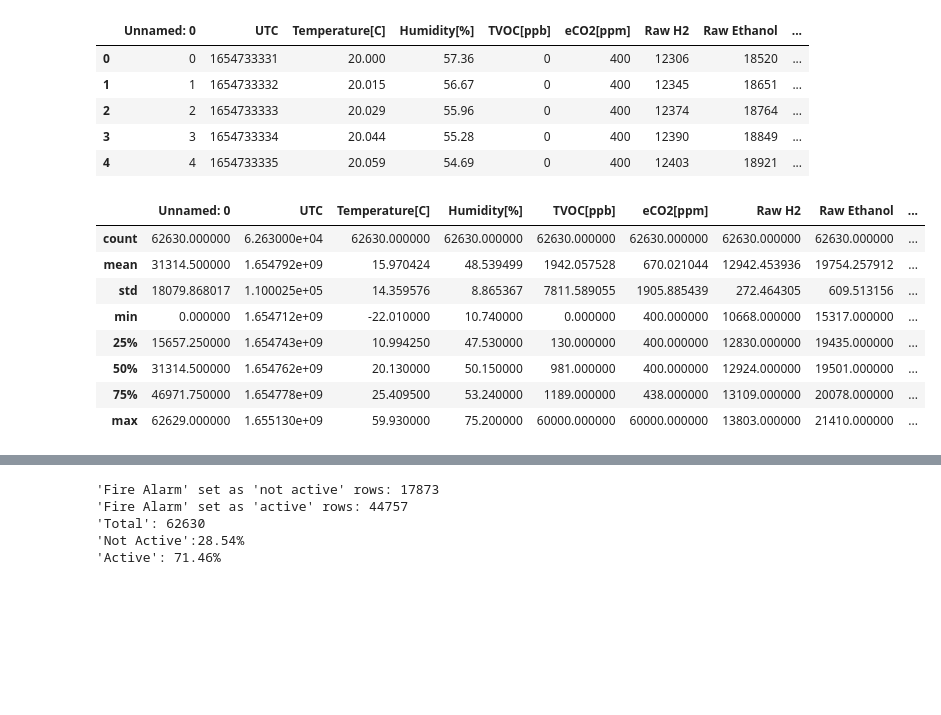
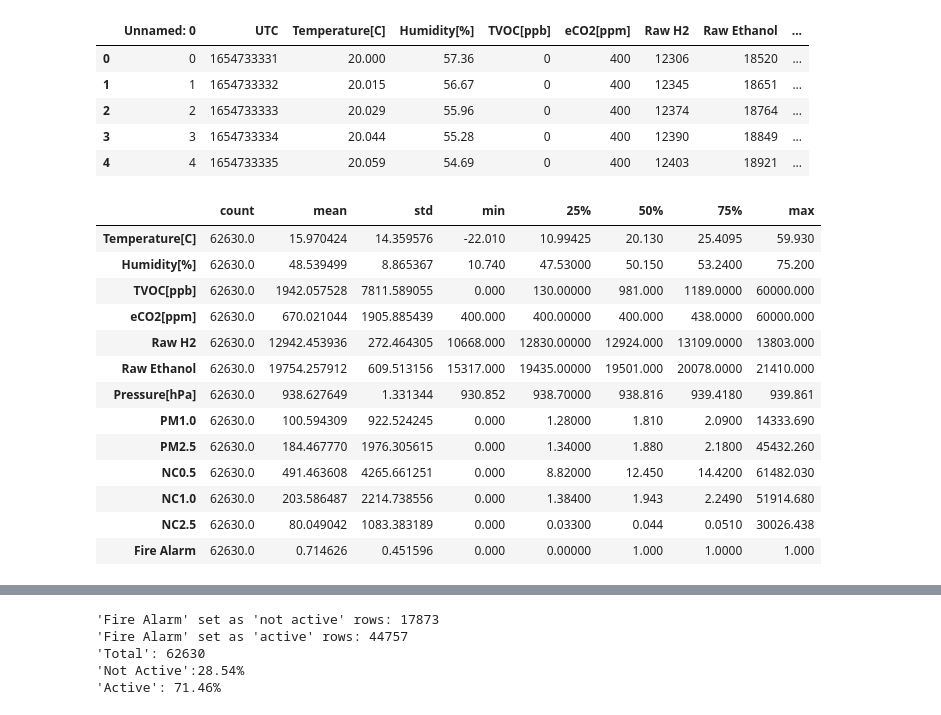
Before and after one commit to bernagit/machine_learning, a Jupyter notebook: main.ipynb, the cells around one changed output, grey strips where cells are left out. Cells and saved outputs as stored; diff of their text form; code cells hidden in the pictures; blank space fills up the shorter version.

```diff
--- a/main.ipynb
+++ b/main.ipynb
@@ -22,17 +31,22 @@ dataset.head()
 | 3 | 3 | 1654733334 | 20.044 | 55.28 | 0 | 400 | 12390 | 18849 | ... |
 | 4 | 4 | 1654733335 | 20.059 | 54.69 | 0 | 400 | 12403 | 18921 | ... |
 # %%
-dataset.describe()
+dataset.describe().T
 # %% [output]
-|  | Unnamed: 0 | UTC | Temperature[C] | Humidity[%] | TVOC[ppb] | eCO2[ppm] | Raw H2 | Raw Ethanol | ... |
-| count | 62630.000000 | 6.263000e+04 | 62630.000000 | 62630.000000 | 62630.000000 | 62630.000000 | 62630.000000 | 62630.000000 | ... |
-| mean | 31314.500000 | 1.654792e+09 | 15.970424 | 48.539499 | 1942.057528 | 670.021044 | 12942.453936 | 19754.257912 | ... |
-| std | 18079.868017 | 1.100025e+05 | 14.359576 | 8.865367 | 7811.589055 | 1905.885439 | 272.464305 | 609.513156 | ... |
-| min | 0.000000 | 1.654712e+09 | -22.010000 | 10.740000 | 0.000000 | 400.000000 | 10668.000000 | 15317.000000 | ... |
-| 25% | 15657.250000 | 1.654743e+09 | 10.994250 | 47.530000 | 130.000000 | 400.000000 | 12830.000000 | 19435.000000 | ... |
-| 50% | 31314.500000 | 1.654762e+09 | 20.130000 | 50.150000 | 981.000000 | 400.000000 | 12924.000000 | 19501.000000 | ... |
-| 75% | 46971.750000 | 1.654778e+09 | 25.409500 | 53.240000 | 1189.000000 | 438.000000 | 13109.000000 | 20078.000000 | ... |
-| max | 62629.000000 | 1.655130e+09 | 59.930000 | 75.200000 | 60000.000000 | 60000.000000 | 13803.000000 | 21410.000000 | ... |
+|  | count | mean | std | min | 25% | 50% | 75% | max |
+| Temperature[C] | 62630.0 | 15.970424 | 14.359576 | -22.010 | 10.99425 | 20.130 | 25.4095 | 59.930 |
+| Humidity[%] | 62630.0 | 48.539499 | 8.865367 | 10.740 | 47.53000 | 50.150 | 53.2400 | 75.200 |
+| TVOC[ppb] | 62630.0 | 1942.057528 | 7811.589055 | 0.000 | 130.00000 | 981.000 | 1189.0000 | 60000.000 |
+| eCO2[ppm] | 62630.0 | 670.021044 | 1905.885439 | 400.000 | 400.00000 | 400.000 | 438.0000 | 60000.000 |
+| Raw H2 | 62630.0 | 12942.453936 | 272.464305 | 10668.000 | 12830.00000 | 12924.000 | 13109.0000 | 13803.000 |
+| Raw Ethanol | 62630.0 | 19754.257912 | 609.513156 | 15317.000 | 19435.00000 | 19501.000 | 20078.0000 | 21410.000 |
+| Pressure[hPa] | 62630.0 | 938.627649 | 1.331344 | 930.852 | 938.70000 | 938.816 | 939.4180 | 939.861 |
+| PM1.0 | 62630.0 | 100.594309 | 922.524245 | 0.000 | 1.28000 | 1.810 | 2.0900 | 14333.690 |
+| PM2.5 | 62630.0 | 184.467770 | 1976.305615 | 0.000 | 1.34000 | 1.880 | 2.1800 | 45432.260 |
+| NC0.5 | 62630.0 | 491.463608 | 4265.661251 | 0.000 | 8.82000 | 12.450 | 14.4200 | 61482.030 |
+| NC1.0 | 62630.0 | 203.586487 | 2214.738556 | 0.000 | 1.38400 | 1.943 | 2.2490 | 51914.680 |
+| NC2.5 | 62630.0 | 80.049042 | 1083.383189 | 0.000 | 0.03300 | 0.044 | 0.0510 | 30026.438 |
+| Fire Alarm | 62630.0 | 0.714626 | 0.451596 | 0.000 | 0.00000 | 1.000 | 1.0000 | 1.000 |
 # %%
 dataset.info()
 # %% [output]
```
Also changed, not shown: parts of 59 cells of this notebook.
